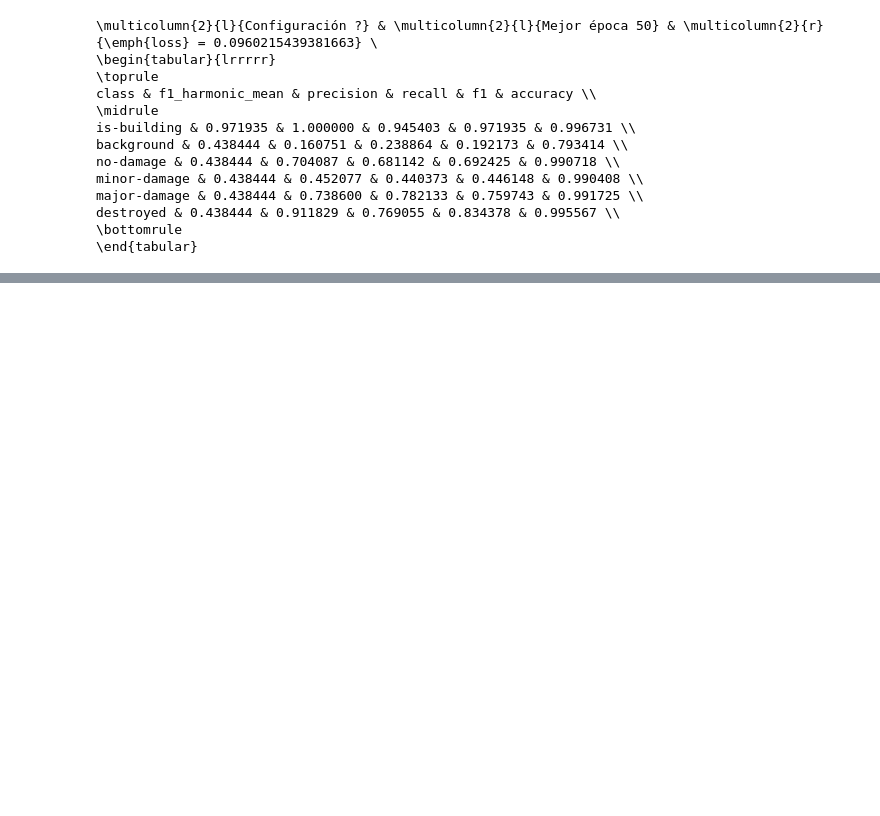
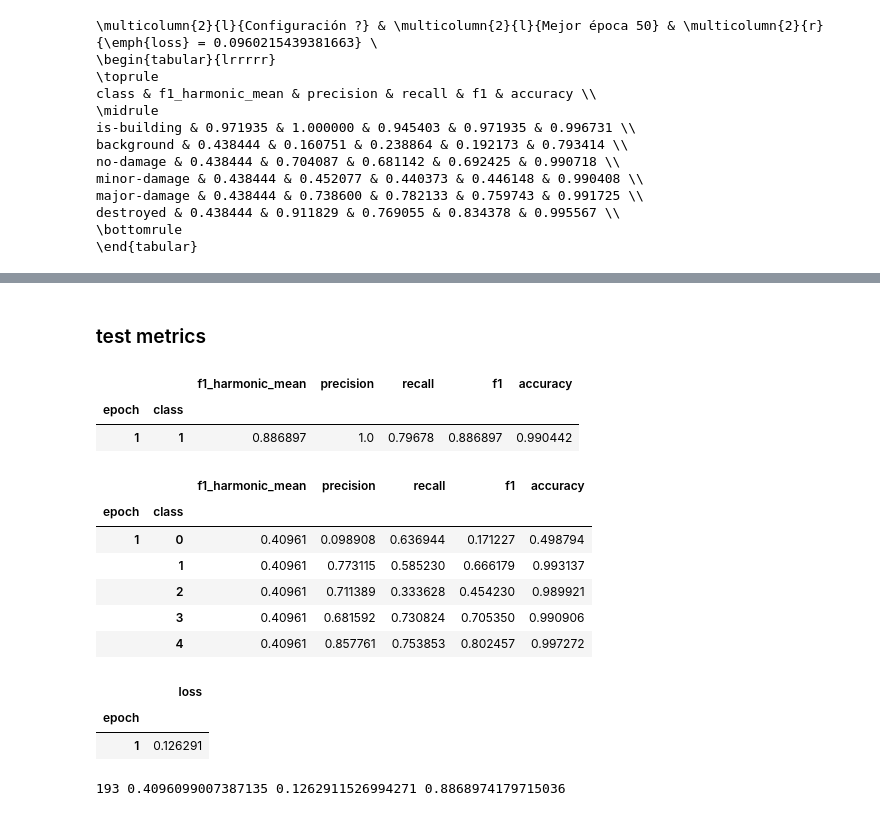
Before and after one commit to MrtC101/Thesis_DL_for_BDA, a Jupyter notebook: notebooks/2-experiment_results.ipynb, the cells around one changed output, grey strips where cells are left out. Drawn from its saved outputs; the diff is of its cells as text; code cells hidden in the pictures; blank space fills up the shorter version.

```diff
--- a/notebooks/2-experiment_results.ipynb
+++ b/notebooks/2-experiment_results.ipynb
@@ -1292,0 +1486,38 @@ destroyed & 0.438444 & 0.911829 & 0.769055 & 0.834378 & 0.995567 \\
+# %% [markdown]
+### test metrics
+# %%
+test_metric_dir = path.join("definitive_model/best_metrics/csv")
+bld_df = pd.read_csv(test_metric_dir.join("test_bld_pixel_level.csv"))
+bld_df = bld_df.set_index(["epoch","class"])
+bld_df
+# %% [output]
+|  |  | f1_harmonic_mean | precision | recall | f1 | accuracy |
+| epoch | class |  |  |  |  |  |
+| 1 | 1 | 0.886897 | 1.0 | 0.79678 | 0.886897 | 0.990442 |
+# %%
+dmg_df = pd.read_csv(test_metric_dir.join("test_dmg_pixel_level.csv"))
+dmg_df = dmg_df.set_index(["epoch","class"])
+dmg_df
+# %% [output]
+|  |  | f1_harmonic_mean | precision | recall | f1 | accuracy |
+| epoch | class |  |  |  |  |  |
+| 1 | 0 | 0.40961 | 0.098908 | 0.636944 | 0.171227 | 0.498794 |
+|  | 1 | 0.40961 | 0.773115 | 0.585230 | 0.666179 | 0.993137 |
+|  | 2 | 0.40961 | 0.711389 | 0.333628 | 0.454230 | 0.989921 |
+|  | 3 | 0.40961 | 0.681592 | 0.730824 | 0.705350 | 0.990906 |
+|  | 4 | 0.40961 | 0.857761 | 0.753853 | 0.802457 | 0.997272 |
+# %%
+loss_df = pd.read_csv(test_metric_dir.join("test_loss.csv"))
+loss_df = loss_df.set_index(["epoch"])
+loss_df
+# %% [output]
+|  | loss |
+| epoch |  |
+| 1 | 0.126291 |
+# %%
+best_f1_hm = dmg_df["f1_harmonic_mean"].max()
+test_loss = loss_df.iloc[0].iloc[0]
+seg_f1 = bld_df["f1"].iloc[0]
+print(best_epoch, best_f1_hm, test_loss, seg_f1)
+# %% [output]
+193 0.4096099007387135 0.1262911526994271 0.8868974179715036
```
Also changed, not shown: parts of 24 cells of this notebook, 3 other files.
